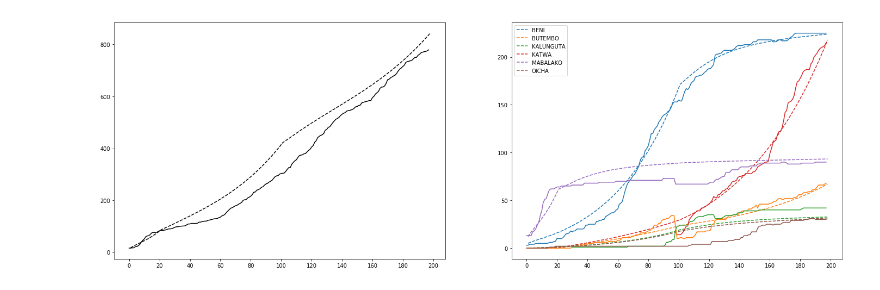
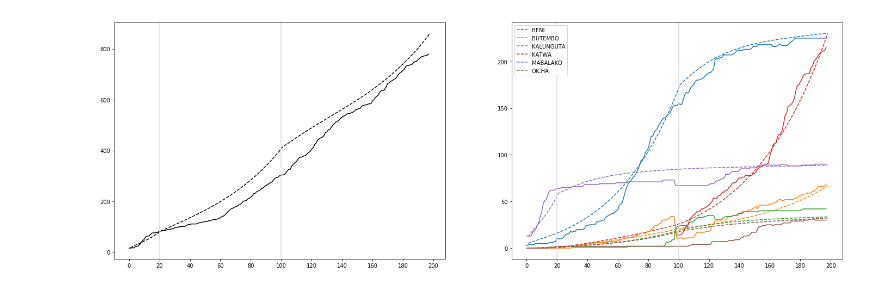
Before and after one commit to NSSAC/DRC_Ebola_2018, a Jupyter notebook: notebooks/calib_checkpointing.ipynb, the cells around one changed output. Saved outputs shown, nothing was run; the diff lists cells and outputs as text; code cells hidden in the pictures.

```diff
--- a/notebooks/calib_checkpointing.ipynb
+++ b/notebooks/calib_checkpointing.ipynb
@@ -110,7 +110,7 @@ x_space = [hp.uniform('0',0.24,0.26),
 #            hp.uniform('4',0.21,0.21)]
 # %%
 trials = Trials()
-max_evals = 1000
+max_evals = 100
 pbar = tqdm(total=max_evals, desc="Calibration")
 x_opt_dict = hyperopt.fmin(agg_error_func, space=x_space, algo=hyperopt.rand.suggest, max_evals=max_evals, trials=trials)
 particles_df = pd.DataFrame(dict(sorted({int(k):v for k,v in trials.vals.items()}.items())))
@@ -120,22 +120,27 @@ pbar.close()
 # %%
 f,axarr = plt.subplots(1,2,figsize=(24,8))
 
 x_opt = [x_opt_dict[str(i)] for i in range(len(x_space))]
 out_df = run_patchsim(x_opt)
 out_df.sum().cumsum().plot(label='Simulated',ax=axarr[0],color='k',style='--')
 axarr[0].plot(gt[gt.health_zone=='all'].total_c.values,label='Ground Truth',color='k')
 
 out_df.loc[[k.upper() for k in key_hzs]].T.cumsum().plot(ax=axarr[1], style='--')
 axarr[1].legend().set_title('')
 axarr[1].set_prop_cycle(None)
 for h in key_hzs:
     gt[gt.health_zone==h.capitalize()].reset_index().plot(y='total_c',ax=axarr[1],legend=None)
 
+cp_timings = [20,100,197]
+for t in cp_timings[:-1]:
+    axarr[0].axvline(t,color='#dbdbdb')
+    axarr[1].axvline(t,color='#dbdbdb')
+
 loc = plticker.MultipleLocator(base=20)
 axarr[0].xaxis.set_major_locator(loc)
 axarr[1].xaxis.set_major_locator(loc)
 # %% [output]
-[figure, old version]
+[figure, new version]
 # %%
 particles_df.sort_values('loss').head()
 # %% [output]
```
Also changed, not shown: parts of 1 cell of this notebook, 9 other files.
